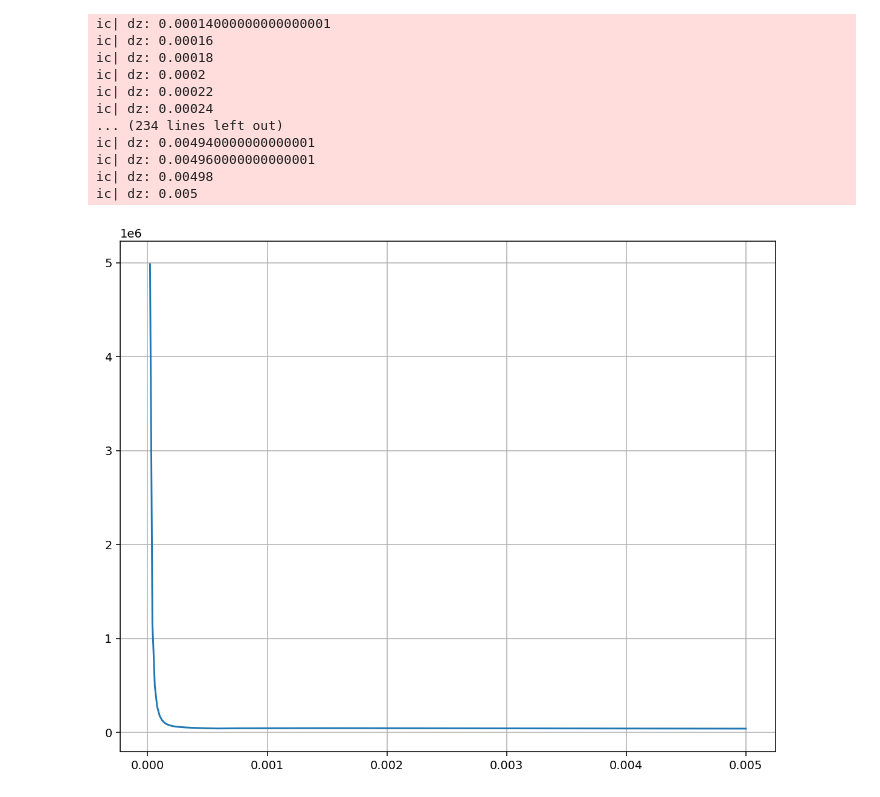
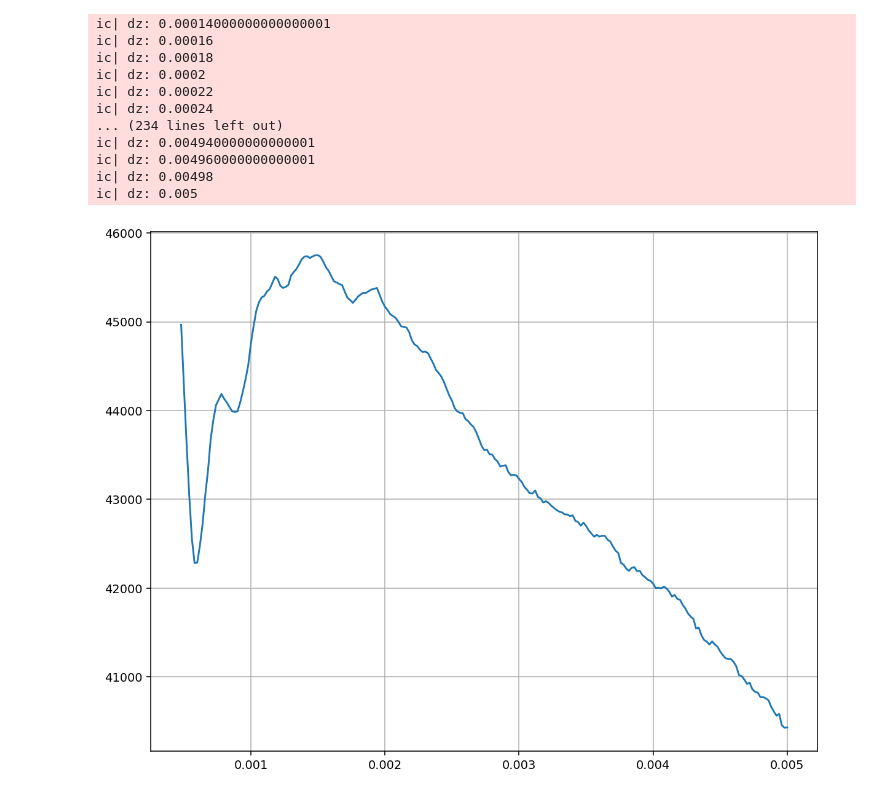
Before and after one commit to megamott/TIE-autofocusing, a Jupyter notebook: autofocus/experiments/BMSTU_phase_noise_intensity_sharpness_function.ipynb, the cells around one changed output. Saved outputs shown, nothing was run; the diff lists cells and outputs as text; code cells hidden in the pictures.

```diff
--- a/autofocus/experiments/BMSTU_phase_noise_intensity_sharpness_function.ipynb
+++ b/autofocus/experiments/BMSTU_phase_noise_intensity_sharpness_function.ipynb
@@ -177,9 +178,11 @@ ic| dz: 0.004960000000000001
 ic| dz: 0.00498
 ic| dz: 0.005
 # %%
+normal_powers = {k: v for k, v in powers.items() if k > 0.00046}
+
 figure(figsize=(10, 8), dpi=140)
-plt.plot(powers.keys(), powers.values())
+plt.plot(normal_powers.keys(), normal_powers.values())
 plt.grid()
 plt.show()
 # %% [output]
-[figure, old version]
+[figure, new version]
```
Also changed, not shown: parts of 3 cells of this notebook, 1 other file.
